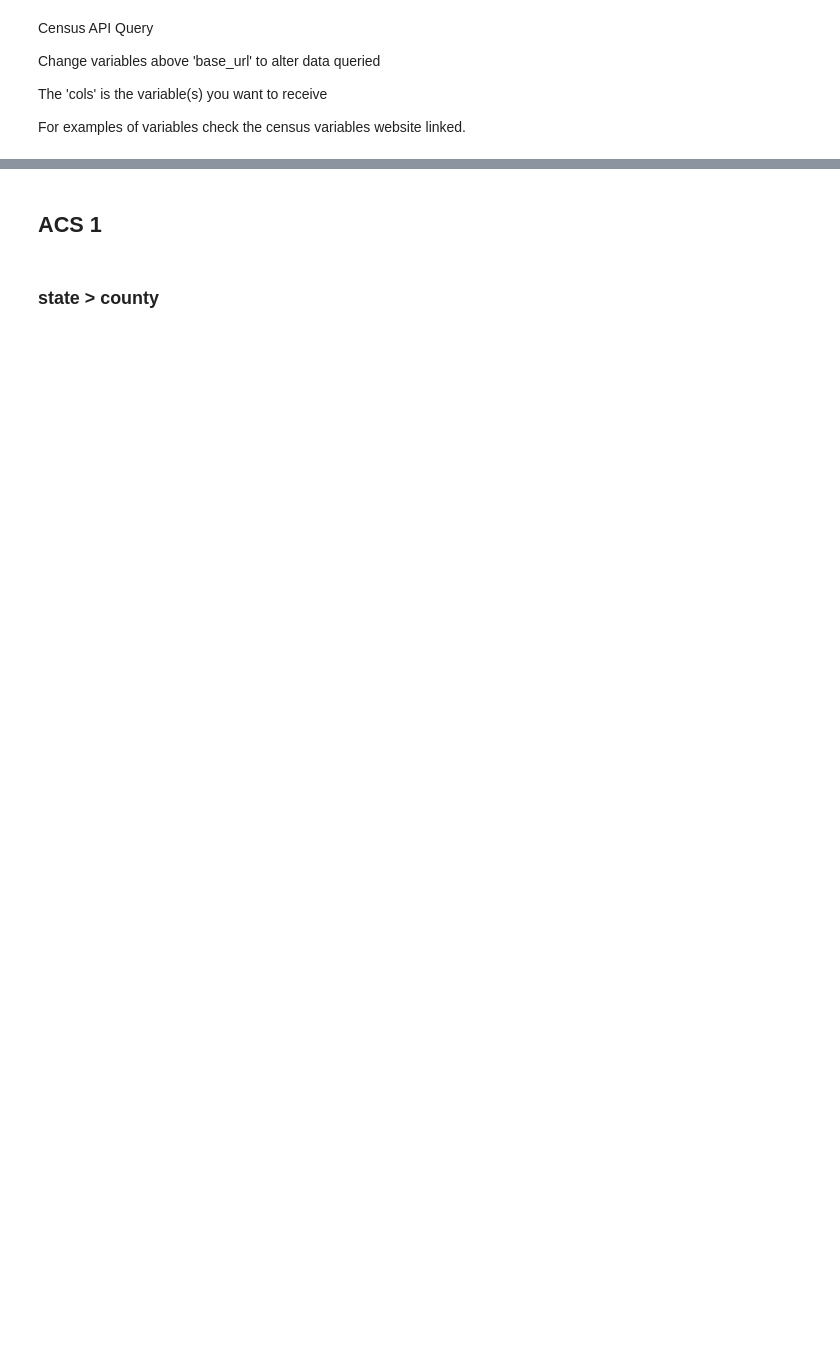
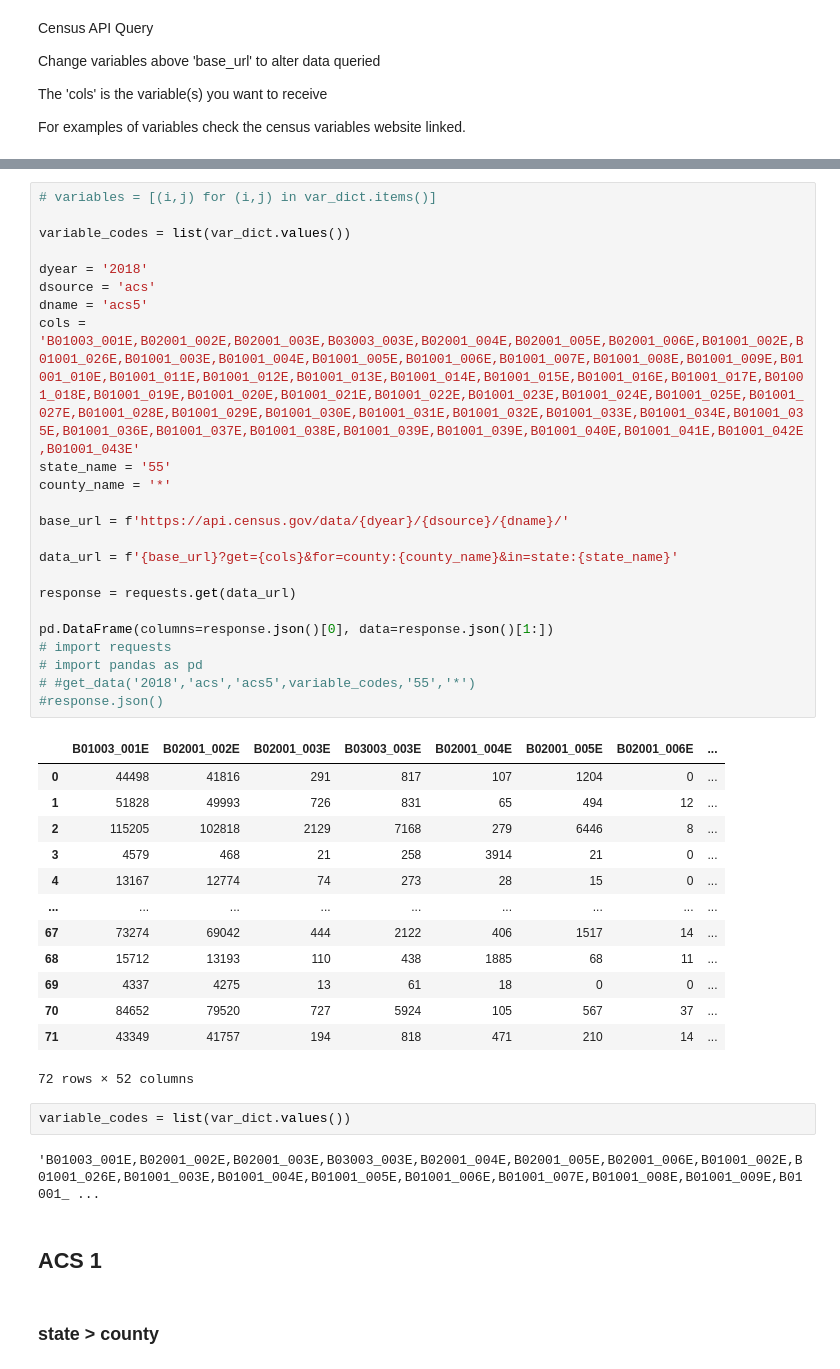
Before and after one commit to Vinnie-Palazeti/Census, a Jupyter notebook: examples/Notebooks/ACS_&_SF1.ipynb, the cells around one changed output, grey strips where cells are left out. Drawn from its saved outputs; the diff is of its cells as text; blank space fills up the shorter version.

```diff
--- a/examples/Notebooks/ACS_&_SF1.ipynb
+++ b/examples/Notebooks/ACS_&_SF1.ipynb
@@ -9,3 +169,44 @@ For examples of variables check the census variables website linked.
+# %%
+# variables = [(i,j) for (i,j) in var_dict.items()]
+
+variable_codes = list(var_dict.values())
+
+dyear = '2018'
+dsource = 'acs'
+dname = 'acs5'
+cols = 'B01003_001E,B02001_002E,B02001_003E,B03003_003E,B02001_004E,B02001_005E,B02001_006E,B01001_002E,B01001_026E,B01001_003E,B01001_004E,B01001_005E,B01001_006E,B01001_007E,B01001_008E,B01001_009E,B01001_010E,B01001_011E,B01001_012E,B01001_013E,B01001_014E,B01001_015E,B01001_016E,B01001_017E,B01001_018E,B01001_019E,B01001_020E,B01001_021E,B01001_022E,B01001_023E,B01001_024E,B01001_025E,B01001_027E,B01001_028E,B01001_029E,B01001_030E,B01001_031E,B01001_032E,B01001_033E,B01001_034E,B01001_035E,B01001_036E,B01001_037E,B01001_038E,B01001_039E,B01001_039E,B01001_040E,B01001_041E,B01001_042E,B01001_043E'
+state_name = '55'
+county_name = '*'
+
+base_url = f'https://api.census.gov/data/{dyear}/{dsource}/{dname}/'
+
+data_url = f'{base_url}?get={cols}&for=county:{county_name}&in=state:{state_name}'
+
+response = requests.get(data_url)
+
+pd.DataFrame(columns=response.json()[0], data=response.json()[1:])
+# import requests
+# import pandas as pd
+# #get_data('2018','acs','acs5',variable_codes,'55','*')
+#response.json()
+# %% [output]
+|  | B01003_001E | B02001_002E | B02001_003E | B03003_003E | B02001_004E | B02001_005E | B02001_006E | ... |
+| 0 | 44498 | 41816 | 291 | 817 | 107 | 1204 | 0 | ... |
+| 1 | 51828 | 49993 | 726 | 831 | 65 | 494 | 12 | ... |
+| 2 | 115205 | 102818 | 2129 | 7168 | 279 | 6446 | 8 | ... |
+| 3 | 4579 | 468 | 21 | 258 | 3914 | 21 | 0 | ... |
+| 4 | 13167 | 12774 | 74 | 273 | 28 | 15 | 0 | ... |
+| ... | ... | ... | ... | ... | ... | ... | ... | ... |
+| 67 | 73274 | 69042 | 444 | 2122 | 406 | 1517 | 14 | ... |
+| 68 | 15712 | 13193 | 110 | 438 | 1885 | 68 | 11 | ... |
+| 69 | 4337 | 4275 | 13 | 61 | 18 | 0 | 0 | ... |
+| 70 | 84652 | 79520 | 727 | 5924 | 105 | 567 | 37 | ... |
+| 71 | 43349 | 41757 | 194 | 818 | 471 | 210 | 14 | ... |
+72 rows × 52 columns
+# %%
+variable_codes = list(var_dict.values())
+# %% [output]
+'B01003_001E,B02001_002E,B02001_003E,B03003_003E,B02001_004E,B02001_005E,B02001_006E,B01001_002E,B01001_026E,B01001_003E,B01001_004E,B01001_005E,B01001_006E,B01001_007E,B01001_008E,B01001_009E,B01001_ ...
 # %% [markdown]
 ## ACS 1
 # %% [markdown]
```
Also changed, not shown: parts of 4 cells of this notebook, 12 other files.
